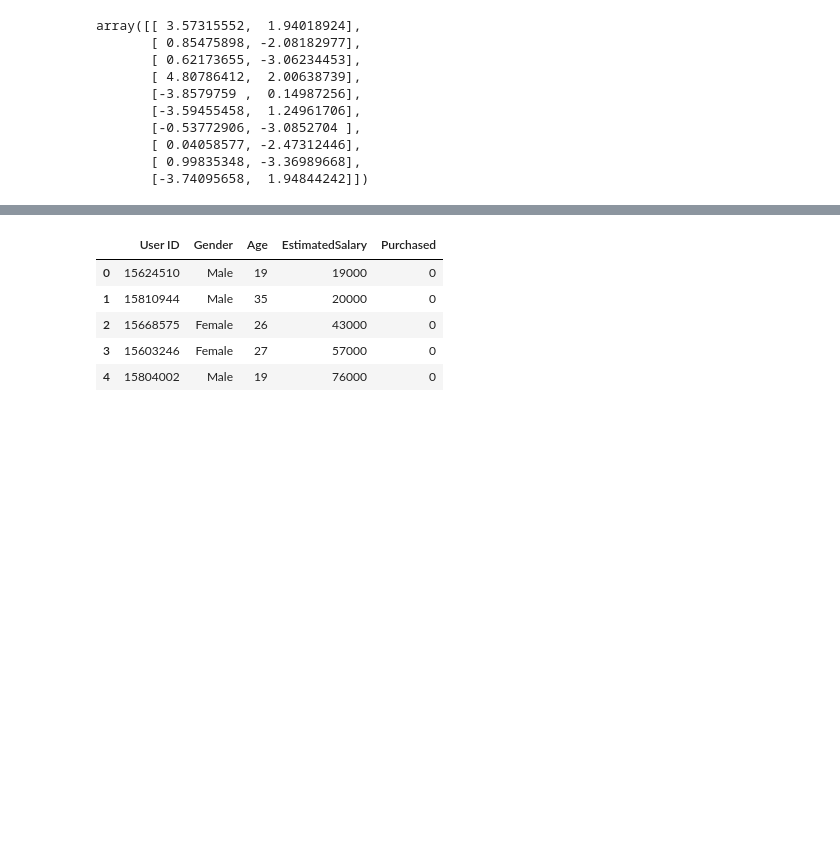
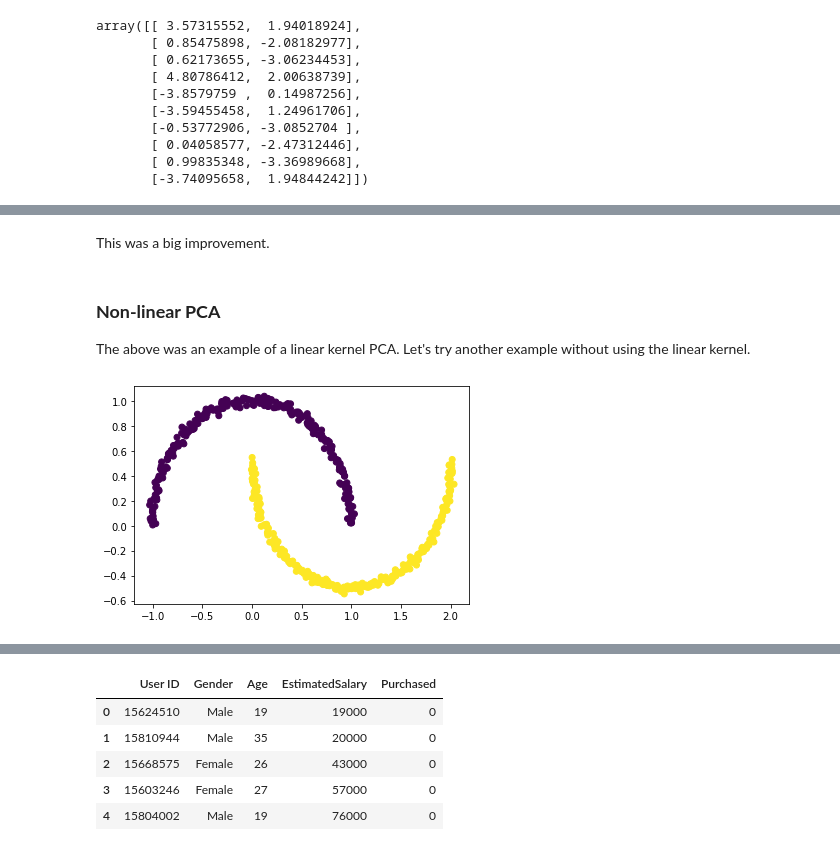
Before and after one commit to kabirnagpal/ML-Track, a Jupyter notebook: week 7.ipynb, the cells around one changed output, grey strips where cells are left out. Saved outputs shown, nothing was run; the diff lists cells and outputs as text; code cells hidden in the pictures; blank space fills up the shorter version.

```diff
--- a/week 7.ipynb
+++ b/week 7.ipynb
@@ -201,0 +256,15 @@ array([[52,  6],
+# %% [markdown]
+This was a big improvement.
+# %% [markdown]
+**<h3> Non-linear PCA**
+
+The above was an example of a linear kernel PCA. Let's try another example without using the linear kernel.
+# %%
+from sklearn.datasets import make_moons
+
+X, y = make_moons(n_samples = 500, noise = 0.02, random_state = 417)
+
+plt.scatter(X[:, 0], X[:, 1], c = y)
+plt.show()
+# %% [output]
+[figure, added]
```
Also changed, not shown: parts of 57 cells of this notebook, 2 other files.
